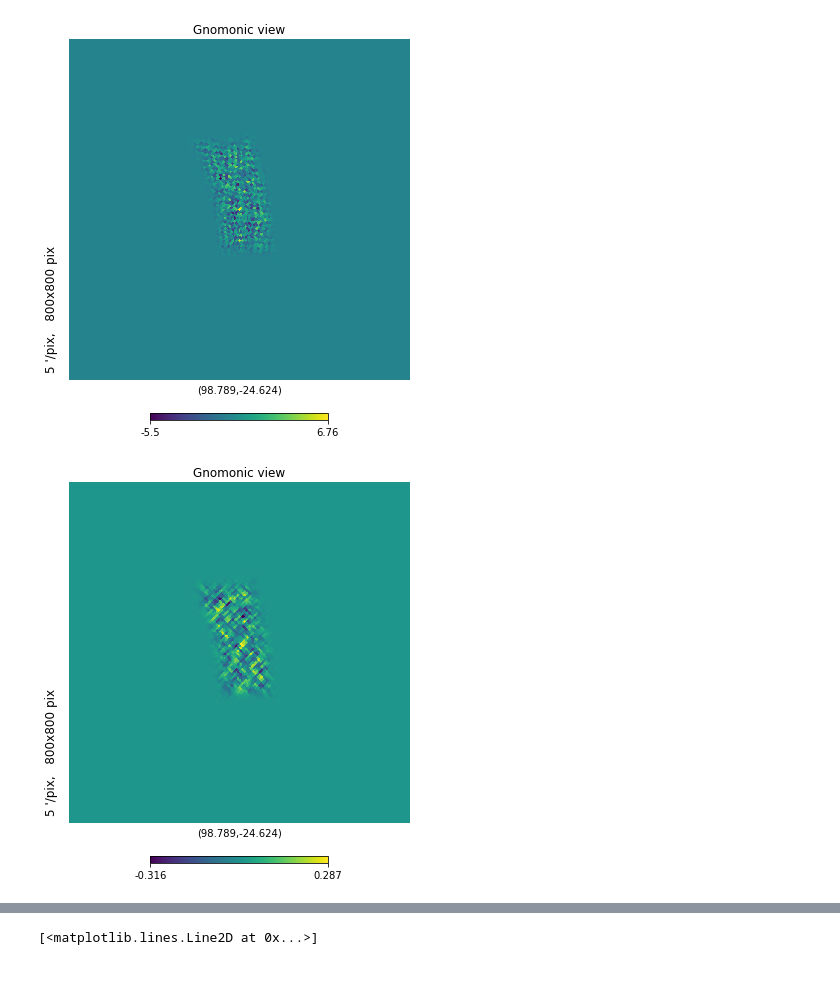
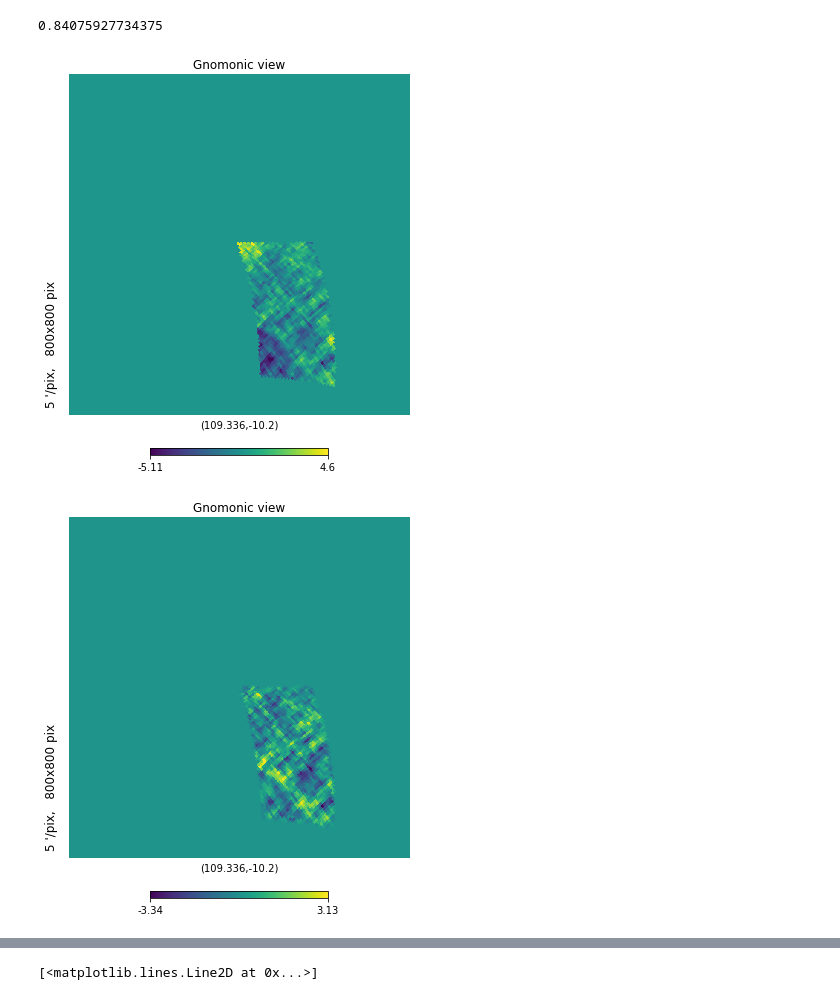
Before and after one commit to catyz/matrix, a Jupyter notebook: purification.ipynb, the cells around one changed output, grey strips where cells are left out. Saved outputs shown, nothing was run; the diff lists cells and outputs as text; code cells hidden in the pictures.

```diff
--- a/purification.ipynb
+++ b/purification.ipynb
@@ -14,34 +10,37 @@ pure_B = sparse.load_npz('pure_B_500.npz')
 nside = 128
 npix = hp.nside2npix(nside)
 lmax = 3*nside-1
-mask = hp.read_map('./toast_maps/0/lcdm_telescope_all_time_all_invnpp.fits',verbose=False, dtype=np.float64)
+mask = hp.read_map('./toast_pure_maps/0/B_telescope_all_time_all_invnpp.fits',verbose=False, dtype=np.float64)
 mask[np.where(mask!=0)] = 1
-mask_apo = nmt.mask_apodization(mask, 5, apotype='C1')
+#mask_apo = nmt.mask_apodization(mask, 5, apotype='C1')
 
 # in_map = mask_apo*hp.read_map(f'./pure_maps/E/E_map_1.fits', field=[1,2], verbose=False, dtype=np.float64)
 fsky = len(np.where(mask==1)[0])/len(mask)
+fsky*100
+# %% [output]
+0.84075927734375
 # %%
-in_map = mask_apo*hp.read_map('./input_maps/map_0.fits', field=[1,2], verbose=False, dtype=np.float64)
+in_map = mask*hp.read_map('./pure_maps/B/B_map_0.fits', field=[1,2], verbose=False, dtype=np.float64)
 # %%
 m_vector = np.concatenate(in_map)
-remove_nans(m_vector)
+#remove_nans(m_vector)
 m = m_vector[:npix]
 #phi = 0
 #m = mask*(np.cos(2*phi)*in_map[0] + np.sin(2*phi)*in_map[1])
 lon,lat = hp.pix2ang(nside, np.argmax(m), lonlat=True)
 lon+=0
 lat+=0
 hp.gnomview(m_vector[:npix], rot=(lon, lat), xsize=800, reso=5)
 #hp.gnomview(m_vector[npix:], rot=(lon, lat), xsize=800, reso=5)
 # %% [output]
-[figure, old version]
+[figure, new version]
 # %%
-m_pure = pure_B.dot(m_vector)
+m_pure = pi_B.dot(m_vector)
 m_pure = m_pure.reshape(2, npix)
-hp.gnomview(m_pure[0], rot=(lon, lat), xsize=800, reso=5)
+hp.gnomview(m_pure[0], rot=(lon, lat), xsize=800, reso=5,)# min=-5.11, max=4.6)
 #hp.gnomview(m_pure[1], rot=(lon, lat), xsize=800, reso=5)
 # %% [output]
-[figure, old version]
+[figure, new version]
 # %%
 cl_pure = hp.anafast([np.zeros(npix), m_pure[0], m_pure[1]])
 cl_regular = hp.anafast([np.zeros(npix), m_vector[:npix], m_vector[npix:]])
```
Also changed, not shown: parts of 6 cells of this notebook, 23 other files.
